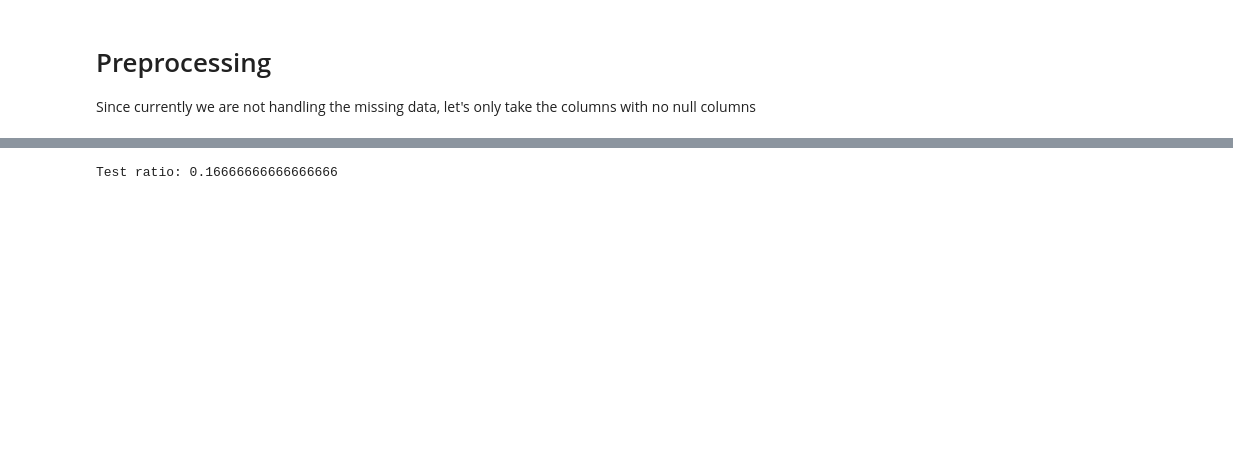
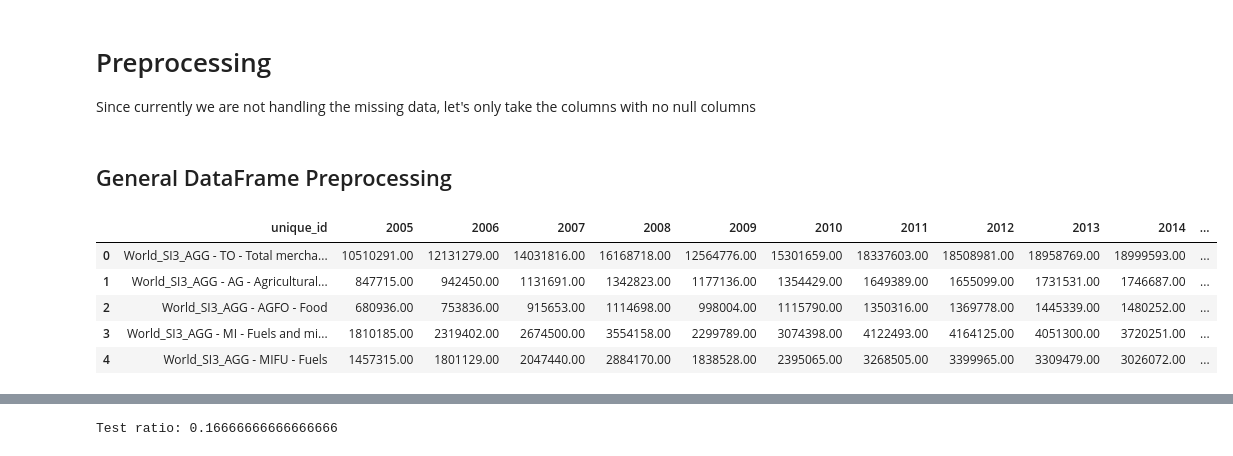
Before and after one commit to yahyafati/business-time-series-analysis, a Jupyter notebook: notebook.ipynb, the cells around one changed output, grey strips where cells are left out. Cells and saved outputs as stored; diff of their text form; code cells hidden in the pictures; blank space fills up the shorter version.

```diff
--- a/notebook.ipynb
+++ b/notebook.ipynb
@@ -38,6 +39,8 @@ df.head()
 # Preprocessing
 
 Since currently we are not handling the missing data, let's only take the columns with no null columns
+# %% [markdown]
+## General DataFrame Preprocessing
 # %%
 def create_unique_id(df: pd.DataFrame, n: int) -> pd.DataFrame:
     columns = list(df.columns)
@@ -52,6 +55,14 @@ def create_unique_id(df: pd.DataFrame, n: int) -> pd.DataFrame:
     return df
 # %%
 df = create_unique_id(df, n)
+df.head()
+# %% [output]
+|  | unique_id | 2005 | 2006 | 2007 | 2008 | 2009 | 2010 | 2011 | 2012 | 2013 | 2014 | ... |
+| 0 | World_SI3_AGG - TO - Total mercha... | 10510291.00 | 12131279.00 | 14031816.00 | 16168718.00 | 12564776.00 | 15301659.00 | 18337603.00 | 18508981.00 | 18958769.00 | 18999593.00 | ... |
+| 1 | World_SI3_AGG - AG - Agricultural... | 847715.00 | 942450.00 | 1131691.00 | 1342823.00 | 1177136.00 | 1354429.00 | 1649389.00 | 1655099.00 | 1731531.00 | 1746687.00 | ... |
+| 2 | World_SI3_AGG - AGFO - Food | 680936.00 | 753836.00 | 915653.00 | 1114698.00 | 998004.00 | 1115790.00 | 1350316.00 | 1369778.00 | 1445339.00 | 1480252.00 | ... |
+| 3 | World_SI3_AGG - MI - Fuels and mi... | 1810185.00 | 2319402.00 | 2674500.00 | 3554158.00 | 2299789.00 | 3074398.00 | 4122493.00 | 4164125.00 | 4051300.00 | 3720251.00 | ... |
+| 4 | World_SI3_AGG - MIFU - Fuels | 1457315.00 | 1801129.00 | 2047440.00 | 2884170.00 | 1838528.00 | 2395065.00 | 3268505.00 | 3399965.00 | 3309479.00 | 3026072.00 | ... |
 # %%
 def rename_duplicates(df: pd.DataFrame) -> pd.DataFrame:
     df_grouped = df.groupby(UNIQUE_ID)
```
Also changed, not shown: parts of 48 cells of this notebook, 1 other file.
